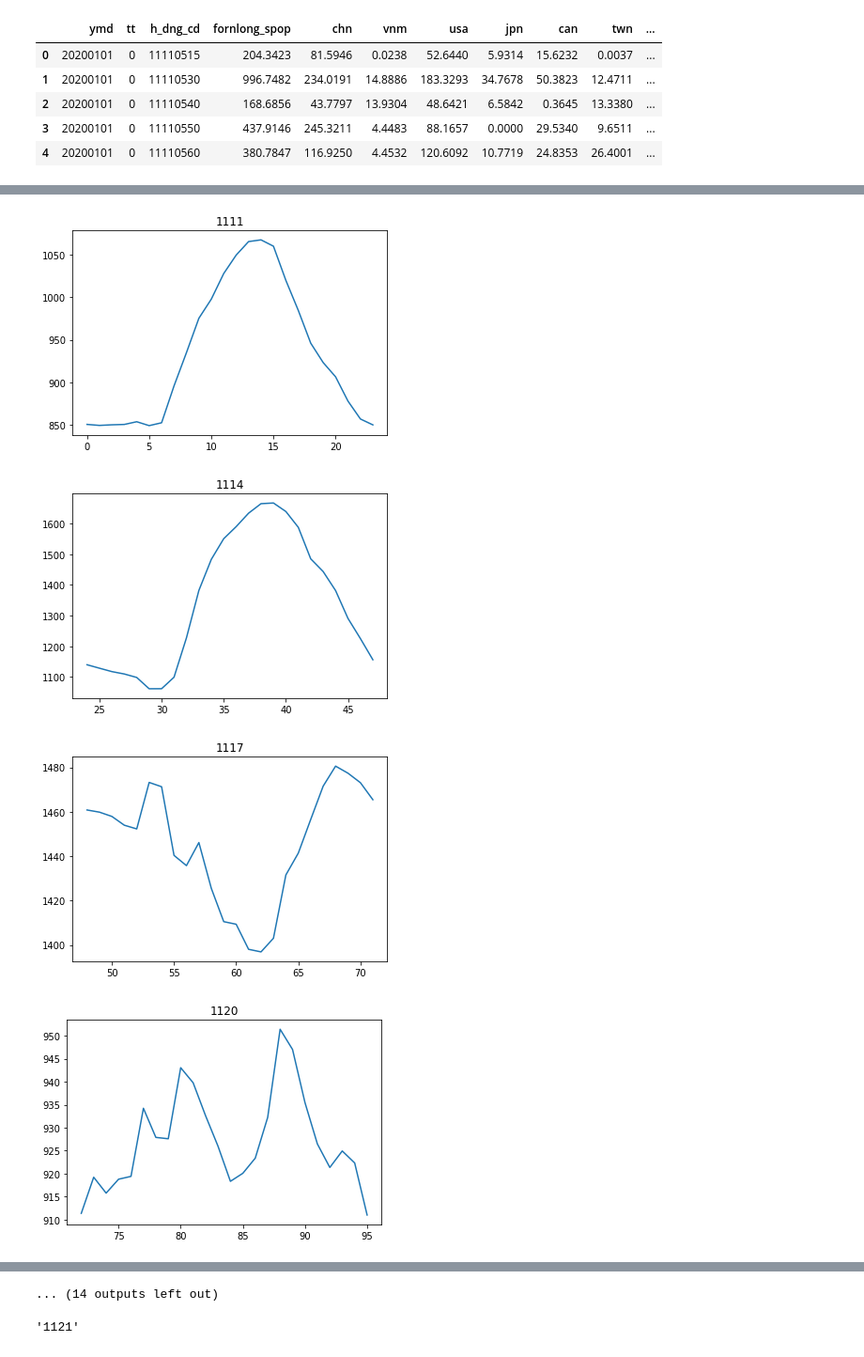
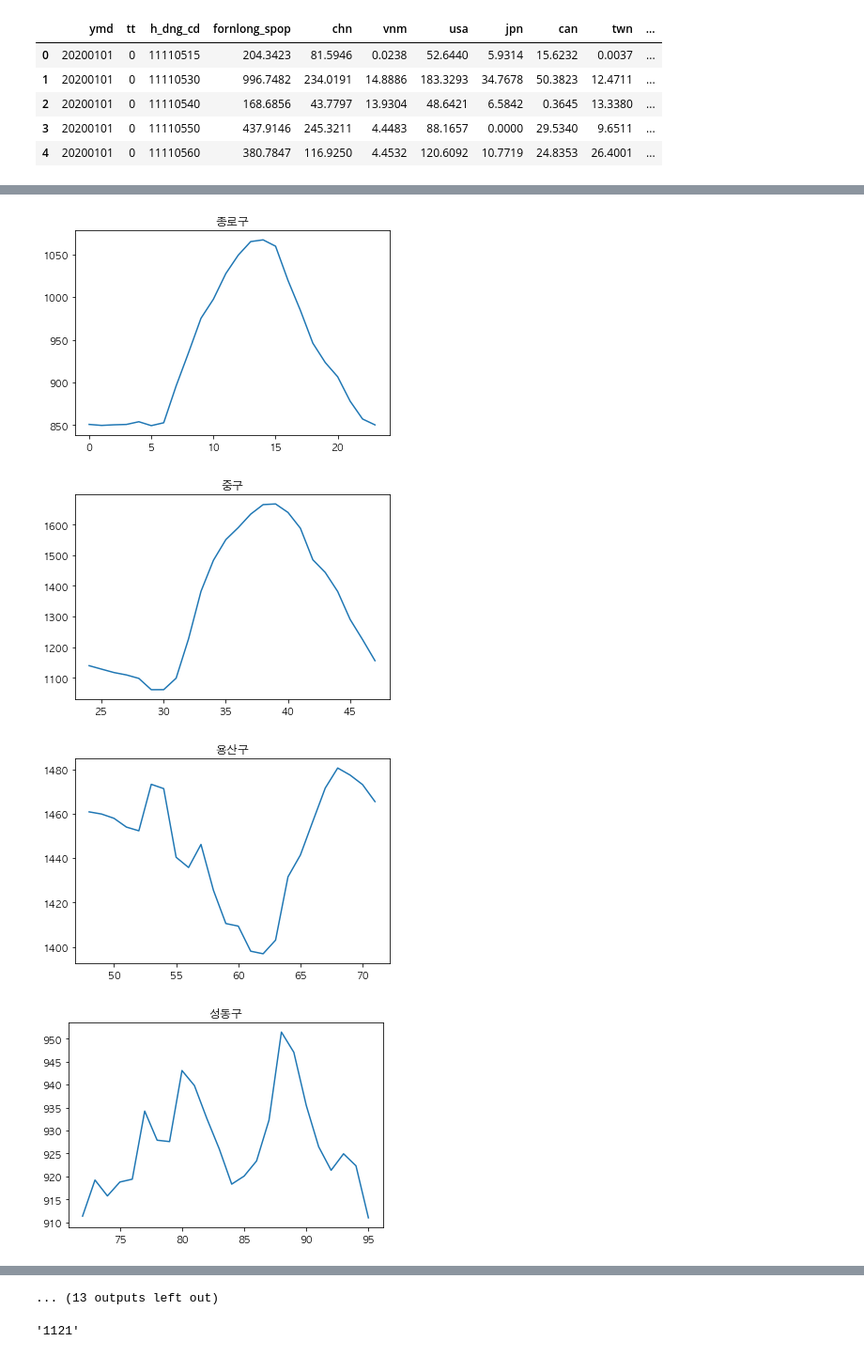
Before and after one commit to icehongsi/seoulresearch_project, a Jupyter notebook: Research/foreignLivingPopulationPreprocessing.ipynb, the cells around one changed output, grey strips where cells are left out. Shown: that part at 94% size. Saved outputs shown, nothing was run; the diff lists cells and outputs as text; code cells hidden in the pictures.

```diff
--- a/Research/foreignLivingPopulationPreprocessing.ipynb
+++ b/Research/foreignLivingPopulationPreprocessing.ipynb
@@ -35,0 +38,7 @@ def isindistdictbycode(x):
+# %%
+distcode = pd.read_csv("/Users/hong/OneDrive - ./projectfile/dongcode.csv")
+distcode["gu"] = distcode["H_DNG_CD)"].apply(lambda x: str(x)[:4])
+print(distcode.head())
+gu_code_to_name = dict(zip(distcode["gu"], distcode["CT_NM"]))
+dong_code_to_name = dict(zip(distcode["H_DNG_CD)"], d))
+gu_code_to_name
@@ -57,7 +92,8 @@ district_code.head()
 | 3 | 1101056 | 11110560 | 서울 | 종로구 | 평창동 | 1111 | 종로구 평창동 |
 | 4 | 1101057 | 11110570 | 서울 | 종로구 | 무악동 | 1111 | 종로구 무악동 |
 # %%
-data = pd.read_table(f"{file_dir}/SE_SPOP_FORN_LONG_RESD_DONG_2020년1월-5월.txt", sep = ",")
+data = pd.read_table(f"/Users/hong/OneDrive - ./projectfile/SE_SPOP_FORN_LONG_RESD_DONG_2020년1월-5월.txt", sep = ",")
+#/Users/hong/OneDrive - ./projectfile
 data["h_dng_cd"] = data["h_dng_cd"].astype('category')
 #similar like lapply in R. axis = 0 stands for rows, and 1 stands for columns.
 #apply method also gets anonymous function (lambda) as a variable
@@ -84,11 +127,12 @@ data_by_gu_tt.head()
 # %%
 for i in data_by_gu_tt["gu"].unique():
+    plt.rc("font", family = 'AppleGothic')#unit of figsize: inch
     plt.plot(data_by_gu_tt[data_by_gu_tt["gu"] == i].loc[:,"fornlong_spop"])
-    plt.title(i)
+    plt.title(gu_code_to_name[i])
     plt.show()
-    plt.savefig(f"{i}.png", dpi= 50) #save as file
+    #plt.savefig(f"{i}.png", dpi= 50) #save as file
 # %% [output]
-[figure, old version]
+[figure, new version]
-[figure, old version]
+[figure, new version]
-[figure, old version]
+[figure, new version]
-[figure, old version]
+[figure, new version]
@@ -103,4 +147,4 @@ for i in data_by_gu_tt["gu"].unique():
-... (14 outputs left out)
+... (13 outputs left out)
 # %%
 data_by_gu_tt["gu"].unique()[4]
 # %% [output]
```
Also changed, not shown: parts of 5 cells of this notebook, 2 other files.
